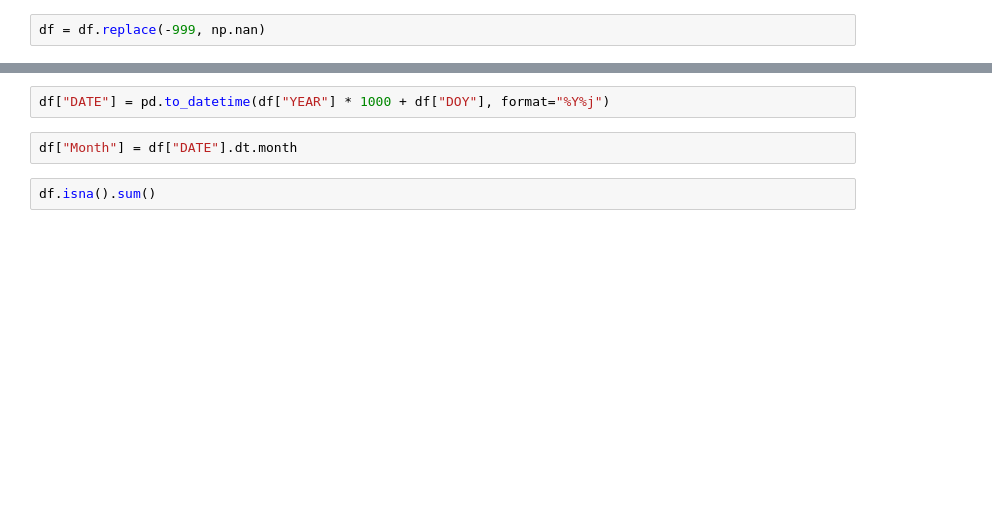
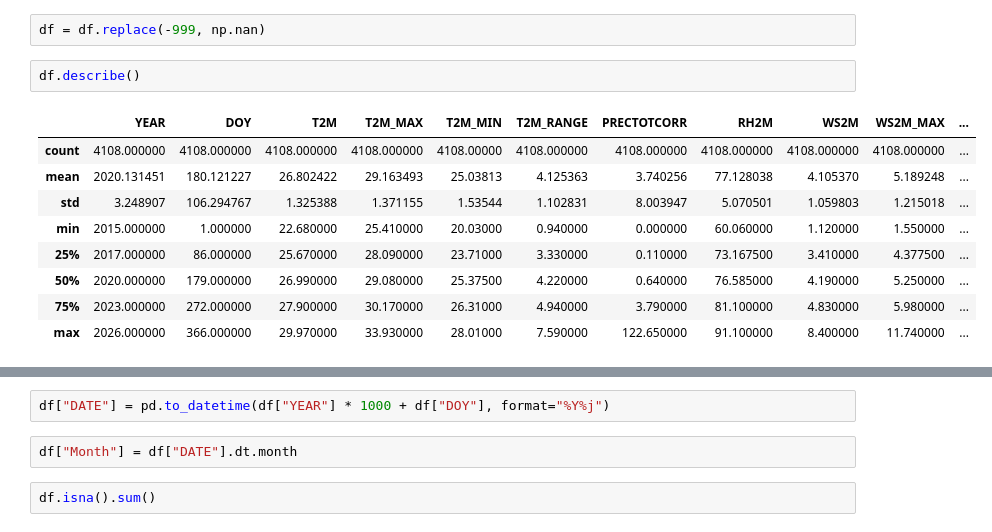
Before and after one commit to Richo-Worku/climatechange-week0, a Jupyter notebook: tanzania_eda.ipynb, the cells around one changed output, grey strips where cells are left out. Cells and saved outputs as stored; diff of their text form; blank space fills up the shorter version.

```diff
--- a/tanzania_eda.ipynb
+++ b/tanzania_eda.ipynb
@@ -14,2 +19,14 @@ KeyError: 'Country'
 # %%
 df = df.replace(-999, np.nan)
+# %%
+df.describe()
+# %% [output]
+|  | YEAR | DOY | T2M | T2M_MAX | T2M_MIN | T2M_RANGE | PRECTOTCORR | RH2M | WS2M | WS2M_MAX | ... |
+| count | 4108.000000 | 4108.000000 | 4108.000000 | 4108.000000 | 4108.00000 | 4108.000000 | 4108.000000 | 4108.000000 | 4108.000000 | 4108.000000 | ... |
+| mean | 2020.131451 | 180.121227 | 26.802422 | 29.163493 | 25.03813 | 4.125363 | 3.740256 | 77.128038 | 4.105370 | 5.189248 | ... |
+| std | 3.248907 | 106.294767 | 1.325388 | 1.371155 | 1.53544 | 1.102831 | 8.003947 | 5.070501 | 1.059803 | 1.215018 | ... |
+| min | 2015.000000 | 1.000000 | 22.680000 | 25.410000 | 20.03000 | 0.940000 | 0.000000 | 60.060000 | 1.120000 | 1.550000 | ... |
+| 25% | 2017.000000 | 86.000000 | 25.670000 | 28.090000 | 23.71000 | 3.330000 | 0.110000 | 73.167500 | 3.410000 | 4.377500 | ... |
+| 50% | 2020.000000 | 179.000000 | 26.990000 | 29.080000 | 25.37500 | 4.220000 | 0.640000 | 76.585000 | 4.190000 | 5.250000 | ... |
+| 75% | 2023.000000 | 272.000000 | 27.900000 | 30.170000 | 26.31000 | 4.940000 | 3.790000 | 81.100000 | 4.830000 | 5.980000 | ... |
+| max | 2026.000000 | 366.000000 | 29.970000 | 33.930000 | 28.01000 | 7.590000 | 122.650000 | 91.100000 | 8.400000 | 11.740000 | ... |
```
Also changed, not shown: parts of 14 cells of this notebook.
